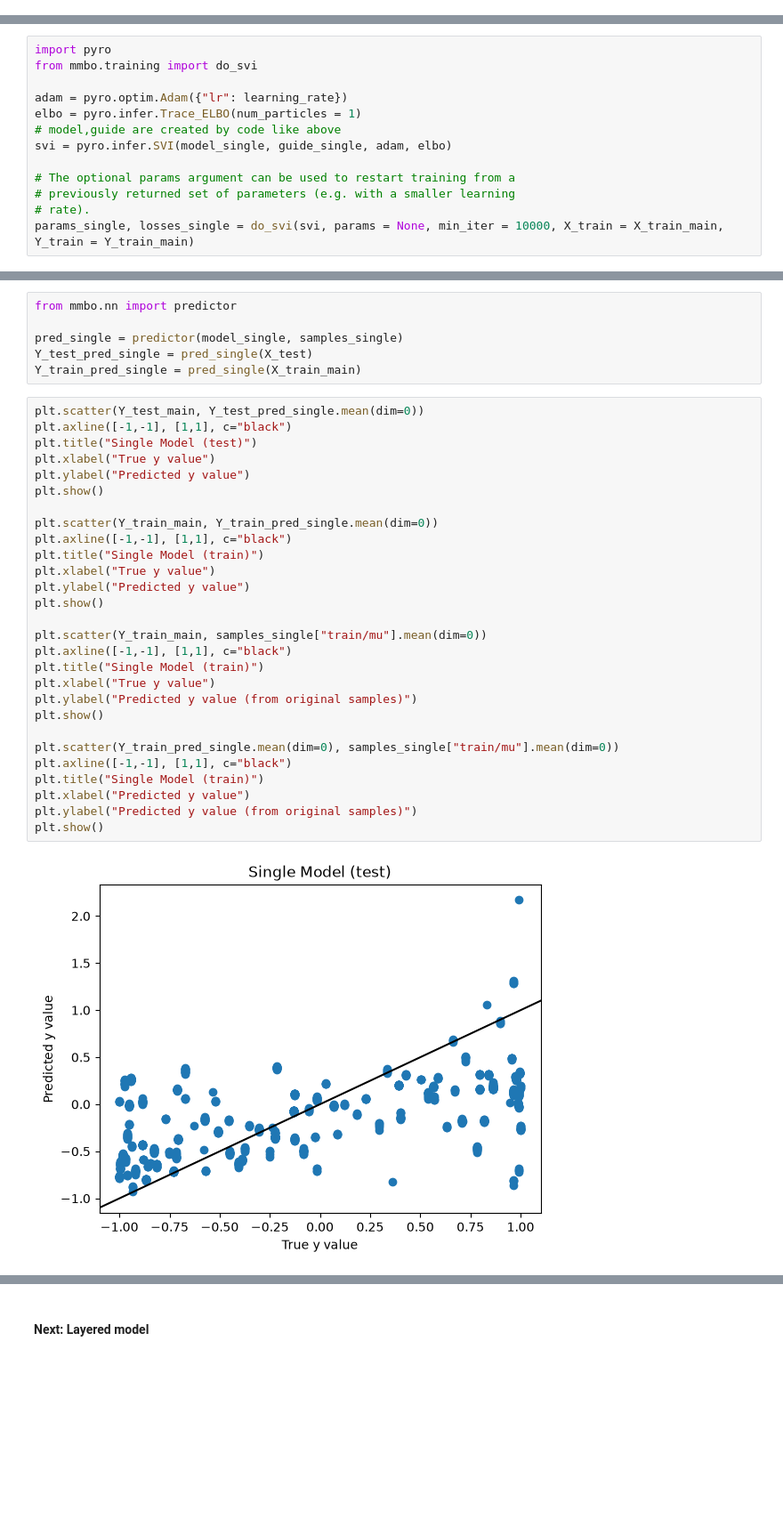
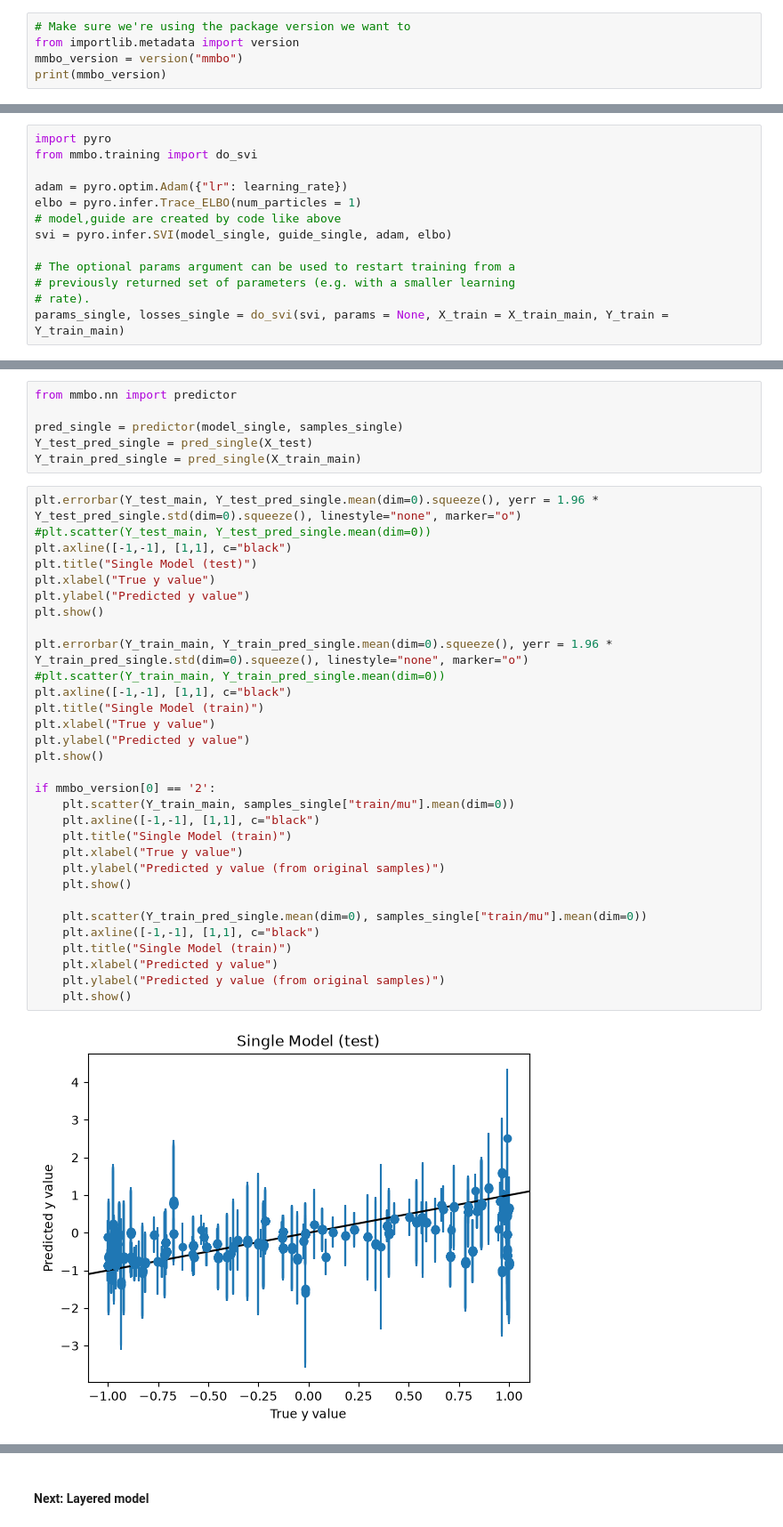
Before and after one commit to NatLabRockies/mmbo, a Jupyter notebook: notebooks/diagnosis/constant_mean.ipynb, the cells around one changed output, grey strips where cells are left out. Shown at 89% size. Drawn from its saved outputs; the diff is of its cells as text; blank space fills up the shorter version.

```diff
--- a/notebooks/diagnosis/constant_mean.ipynb
+++ b/notebooks/diagnosis/constant_mean.ipynb
@@ -16,3 +16,8 @@ Y_train_main = paciorek_demo["Y_train_main"]
 Y_train_mm =   paciorek_demo["Y_train_mm"]
 Y_test_main =  paciorek_demo["Y_test_main"]
 Y_test_mm =    paciorek_demo["Y_test_mm"]
+# %%
+# Make sure we're using the package version we want to
+from importlib.metadata import version
+mmbo_version = version("mmbo")
+print(mmbo_version)
@@ -40,5 +47,5 @@ svi = pyro.infer.SVI(model_single, guide_single, adam, elbo)
 # The optional params argument can be used to restart training from a
 # previously returned set of parameters (e.g. with a smaller learning
 # rate).
-params_single, losses_single = do_svi(svi, params = None, min_iter = 10000, X_train = X_train_main, Y_train = Y_train_main)
+params_single, losses_single = do_svi(svi, params = None, X_train = X_train_main, Y_train = Y_train_main)
 # %% [output]
@@ -79,32 +84,35 @@ pred_single = predictor(model_single, samples_single)
 Y_test_pred_single = pred_single(X_test)
 Y_train_pred_single = pred_single(X_train_main)
 # %%
-plt.scatter(Y_test_main, Y_test_pred_single.mean(dim=0))
+plt.errorbar(Y_test_main, Y_test_pred_single.mean(dim=0).squeeze(), yerr = 1.96 * Y_test_pred_single.std(dim=0).squeeze(), linestyle="none", marker="o")
+#plt.scatter(Y_test_main, Y_test_pred_single.mean(dim=0))
 plt.axline([-1,-1], [1,1], c="black")
 plt.title("Single Model (test)")
 plt.xlabel("True y value")
 plt.ylabel("Predicted y value")
 plt.show()
 
-plt.scatter(Y_train_main, Y_train_pred_single.mean(dim=0))
+plt.errorbar(Y_train_main, Y_train_pred_single.mean(dim=0).squeeze(), yerr = 1.96 * Y_train_pred_single.std(dim=0).squeeze(), linestyle="none", marker="o")
+#plt.scatter(Y_train_main, Y_train_pred_single.mean(dim=0))
 plt.axline([-1,-1], [1,1], c="black")
 plt.title("Single Model (train)")
 plt.xlabel("True y value")
 plt.ylabel("Predicted y value")
 plt.show()
 
-plt.scatter(Y_train_main, samples_single["train/mu"].mean(dim=0))
-plt.axline([-1,-1], [1,1], c="black")
-plt.title("Single Model (train)")
-plt.xlabel("True y value")
-plt.ylabel("Predicted y value (from original samples)")
-plt.show()
+if mmbo_version[0] == '2':
+    plt.scatter(Y_train_main, samples_single["train/mu"].mean(dim=0))
+    plt.axline([-1,-1], [1,1], c="black")
+    plt.title("Single Model (train)")
+    plt.xlabel("True y value")
+    plt.ylabel("Predicted y value (from original samples)")
+    plt.show()
 
-plt.scatter(Y_train_pred_single.mean(dim=0), samples_single["train/mu"].mean(dim=0))
-plt.axline([-1,-1], [1,1], c="black")
-plt.title("Single Model (train)")
-plt.xlabel("Predicted y value")
-plt.ylabel("Predicted y value (from original samples)")
-plt.show()
+    plt.scatter(Y_train_pred_single.mean(dim=0), samples_single["train/mu"].mean(dim=0))
+    plt.axline([-1,-1], [1,1], c="black")
+    plt.title("Single Model (train)")
+    plt.xlabel("Predicted y value")
+    plt.ylabel("Predicted y value (from original samples)")
+    plt.show()
 # %% [output]
-[figure, old version]
+[figure, new version]
```
Also changed, not shown: parts of 35 cells of this notebook.
